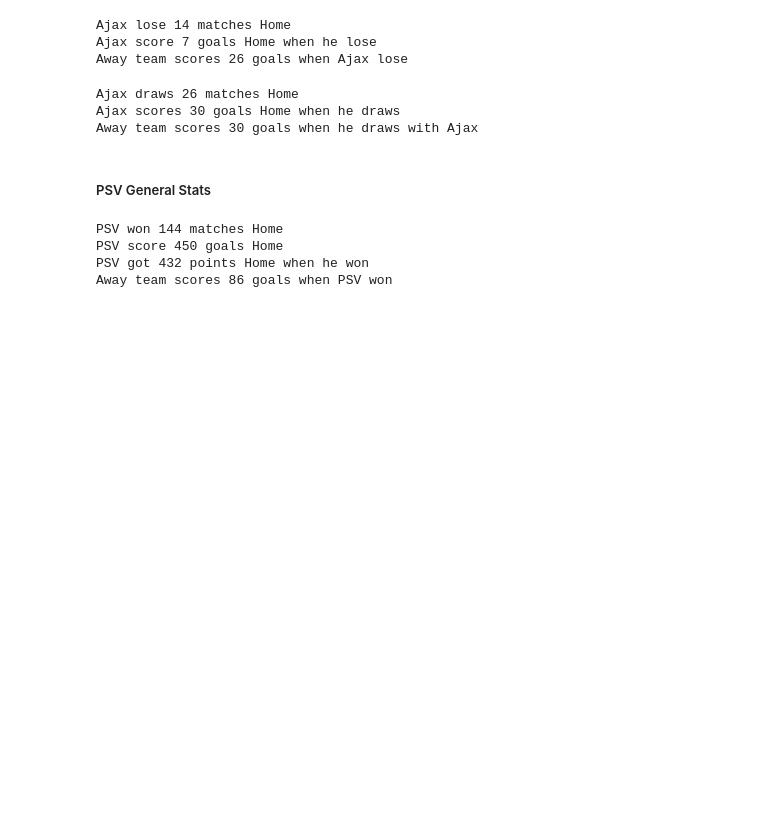
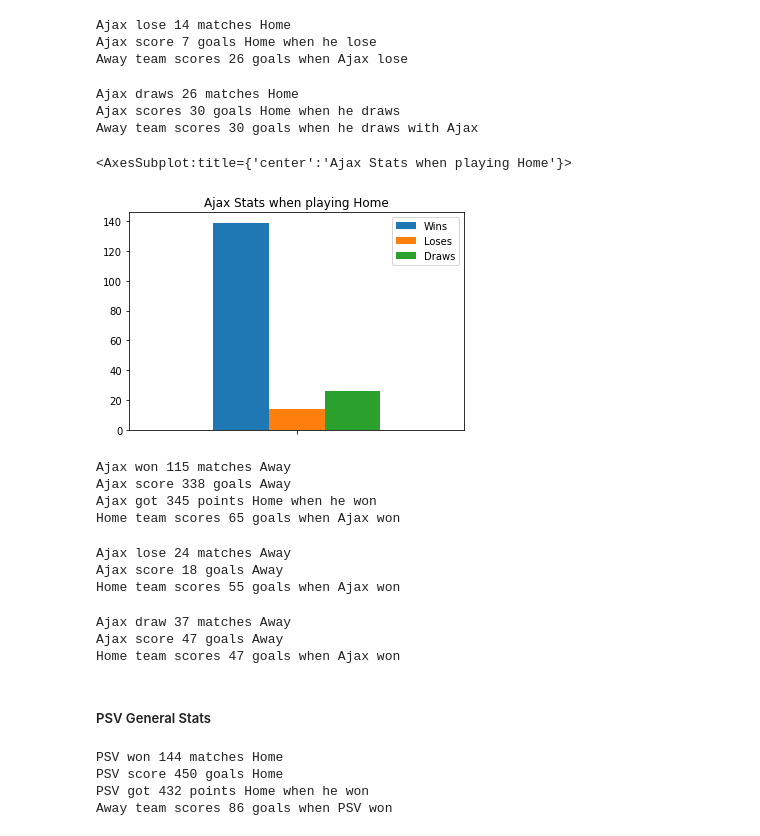
Before and after one commit to mohammedaljader/Football_Predictions_ML, a Jupyter notebook: notebook.ipynb, the cells around one changed output. Drawn from its saved outputs; the diff is of its cells as text; code cells hidden in the pictures; blank space fills up the shorter version.

Commit message:
matches psv done

```diff
--- a/notebook.ipynb
+++ b/notebook.ipynb
@@ -721,6 +721,63 @@ print(f'Away team scores {AwayGoalsDraw} goals when he draws with Ajax')
 Ajax draws 26 matches Home
 Ajax scores 30 goals Home when he draws
 Away team scores 30 goals when he draws with Ajax
+# %%
+plotdata = pd.DataFrame({
+    "Wins": len(AjaxWinHome.index),
+    "Loses": len(AjaxloseHome.index),
+    "Draws": len(AjaxDrawHome.index)
+    },
+    index=[''],
+
+)
+plotdata.plot(kind = 'bar', title ="Ajax Stats when playing Home")
+# %% [output]
+<AxesSubplot:title={'center':'Ajax Stats when playing Home'}>
+[figure, added]
+# %%
+AjaxWinAway = filtered_matches[ (filtered_matches['home_score'] < filtered_matches['away_score']) &
+                                         (filtered_matches['away'] == "ajax-amsterdam") ]
+
+AjaxGoalsAwayWin = AjaxWinAway['away_score'].sum()
+HomeGoalsLoseAgainstAjax = AjaxWinAway['home_score'].sum()
+
+print(f'Ajax won {len(AjaxWinAway.index)} matches Away')
+print(f'Ajax score {AjaxGoalsAwayWin} goals Away')
+print(f'Ajax got {len(AjaxWinAway.index) * 3} points Home when he won')
+print(f'Home team scores {HomeGoalsLoseAgainstAjax} goals when Ajax won')
+# %% [output]
+Ajax won 115 matches Away
+Ajax score 338 goals Away
+Ajax got 345 points Home when he won
+Home team scores 65 goals when Ajax won
+# %%
+AjaxLoseAway = filtered_matches[ (filtered_matches['home_score'] > filtered_matches['away_score']) &
+                                         (filtered_matches['away'] == "ajax-amsterdam") ]
+
+AjaxGoalsAwayLose = AjaxLoseAway['away_score'].sum()
+HomeGoalsWinAgainstAjax = AjaxLoseAway['home_score'].sum()
+
+print(f'Ajax lose {len(AjaxLoseAway.index)} matches Away')
+print(f'Ajax score {AjaxGoalsAwayLose} goals Away')
+print(f'Home team scores {HomeGoalsWinAgainstAjax} goals when Ajax lose')
+# %% [output]
+Ajax lose 24 matches Away
+Ajax score 18 goals Away
+Home team scores 55 goals when Ajax won
+# %%
+AjaxLoseDraw = filtered_matches[ (filtered_matches['home_score'] == filtered_matches['away_score']) &
+                                         (filtered_matches['away'] == "ajax-amsterdam") ]
+
+AjaxGoalsAwayDraw = AjaxLoseDraw['away_score'].sum()
+HomeGoalsDrawAgainstAjax = AjaxLoseDraw['home_score'].sum()
+
+print(f'Ajax draw {len(AjaxLoseDraw.index)} matches Away')
+print(f'Ajax score {AjaxGoalsAwayDraw} goals Away')
+print(f'Home team scores {HomeGoalsDrawAgainstAjax} goals when Ajax draw')
+# %% [output]
+Ajax draw 37 matches Away
+Ajax score 47 goals Away
+Home team scores 47 goals when Ajax won
 # %% [markdown]
 ##### PSV General Stats
 # %%
```
Also changed, not shown: parts of 12 cells of this notebook.
